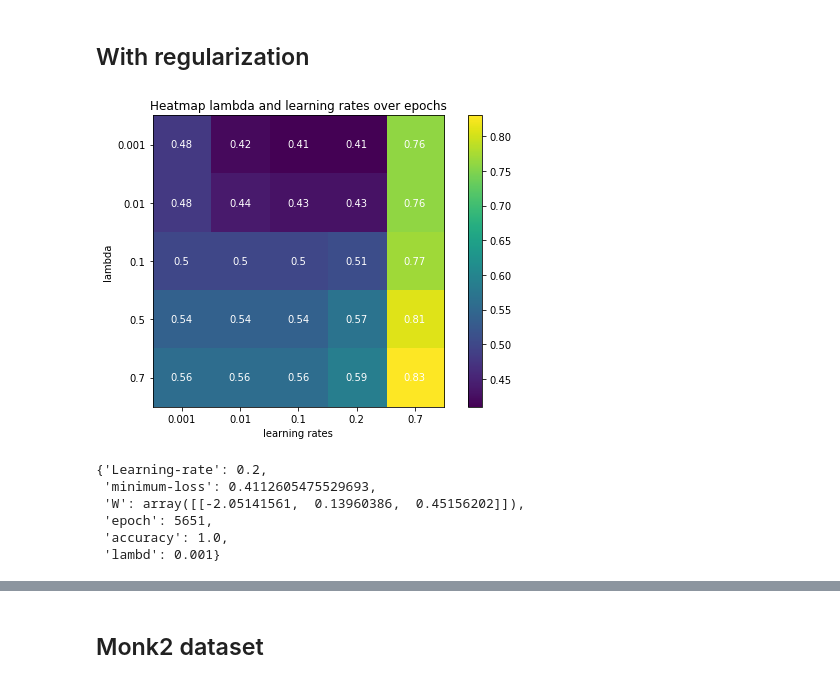
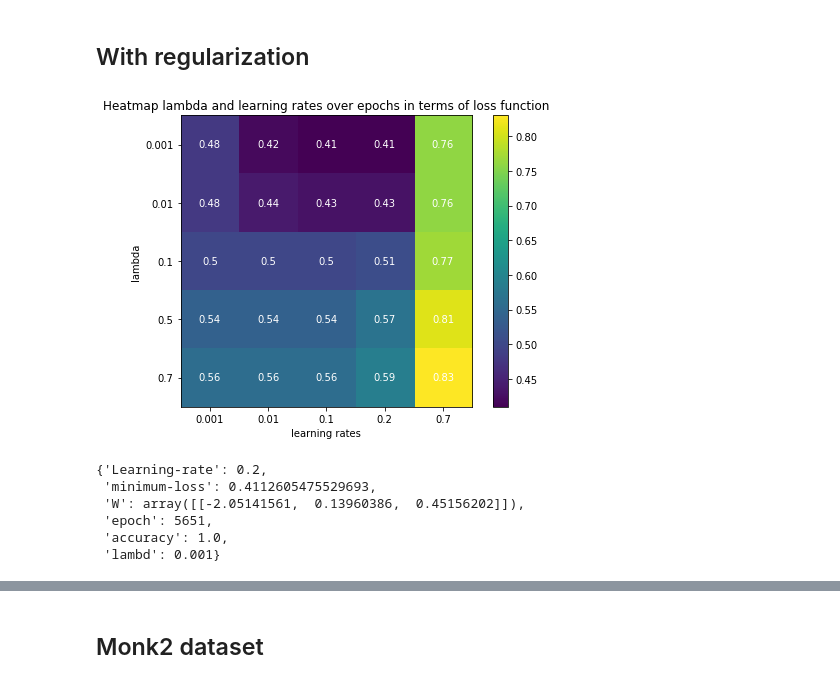
Before and after one commit to dacquaviva/Deep-learning-University-Assignments, a Jupyter notebook: deeplearning1.ipynb, the cells around one changed output, grey strips where cells are left out. Cells and saved outputs as stored; diff of their text form; code cells hidden in the pictures.

```diff
--- a/deeplearning1.ipynb
+++ b/deeplearning1.ipynb
@@ -77,5 +136,5 @@ def gradient_descent(W, X, Y, learning_rate, lambd=0):
 # %%
-def model(X, Y, features, epochs ,lambd=False): #features should be a list with the indexes of the features we want
+def model_heatmap(X, Y, features, epochs ,lambd=False): #features should be a list with the indexes of the features we want
   X = X[:,features]
   X0 = np.ones((X.shape[0],1))
   X = np.concatenate((X0, X), axis = 1)
@@ -128,18 +187,7 @@ def model(X, Y, features, epochs ,lambd=False): #features should be a list with
       if lambd:
             heatmap[idx_lambd][idx_learning] = round(min(loss), 2)
 
-      # ax_loss.set_title("Loss function throught epochs")
-      # ax_loss.set_xlabel('EPOCHS')
-      # ax_loss.set_ylabel('LOSS')
-      # ax_loss.plot(np.arange(iterations),loss, label = "learning rate " + str(learning))
-      # ax_loss.legend(bbox_to_anchor=(1.05, 1), loc='upper left', borderaxespad=0.)
 
-      # ax_accuracy.set_title("Accuracy throught epochs")
-      # ax_accuracy.set_xlabel('EPOCHS')
-      # ax_accuracy.set_ylabel('ACCURACY')
-      # ax_accuracy.plot(np.arange(iterations),accuracy, label = "learning rate " + str(learning))
-      # ax_accuracy.legend(bbox_to_anchor=(1.05, 1), loc='upper left', borderaxespad=0.)
-      # plt.savefig('Learning_rate.png')
   fig, ax = plt.subplots(figsize=(7, 5))
   im = ax.imshow(heatmap) # blue = higher value
   fig.colorbar(im)
@@ -153,7 +201,7 @@ def model(X, Y, features, epochs ,lambd=False): #features should be a list with
       for j in range(len(learning_rates)):
           text = ax.text(j, i, heatmap[i, j],
                         ha="center", va="center", color="w")
-  ax.set_title("Heatmap lambda and learning rates over epochs")
+  ax.set_title("Heatmap lambda and learning rates over epochs in terms of loss function")
   ax.set_xlabel('learning rates')
   ax.set_ylabel('lambda')
   fig.tight_layout()
@@ -199,13 +252,13 @@ model(X, Y, [1, 3],epochs) # Without regularization
 # %%
 X = data.iloc[0:100,:-1 ].values
 Y = data.iloc[0:100, -1].values
 Y = (Y.reshape(100, 1))
 Y = Y.astype(np.float64)
 epochs = 8000
 lamdb = 0.5
-model(X, Y, [0,2], epochs, True) # With regularization
+model_heatmap(X, Y, [0,2], epochs, lambd=True) # With regularization
 # %% [output]
-[figure, old version]
+[figure, new version]
 {'Learning-rate': 0.2,
  'minimum-loss': 0.4112605475529693,
  'W': array([[-2.05141561,  0.13960386,  0.45156202]]),
```
Also changed, not shown: parts of 5 cells of this notebook, 1 other file.
